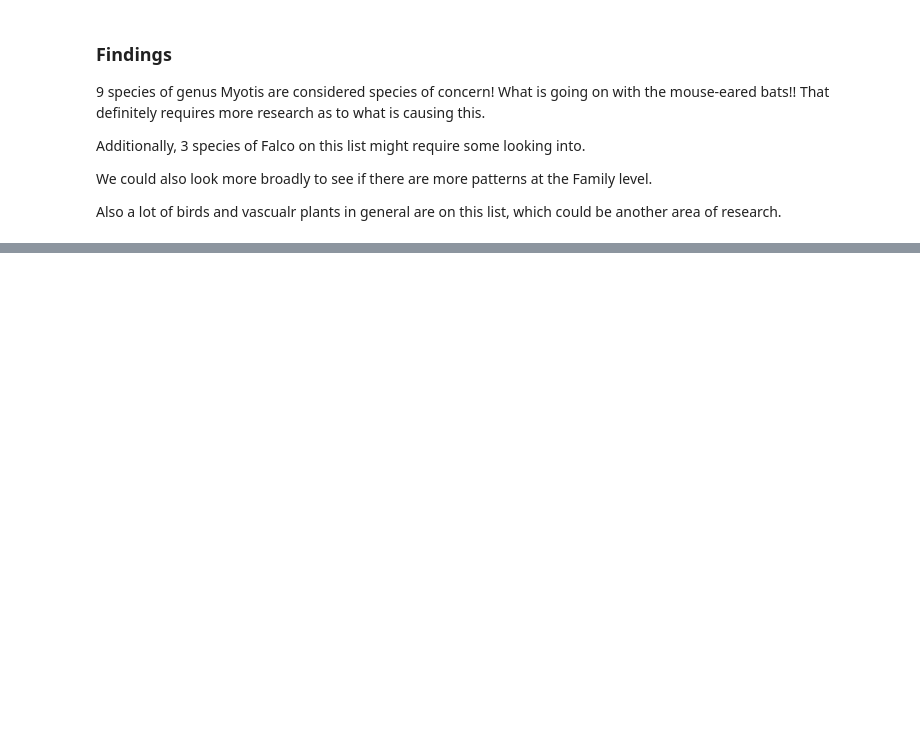
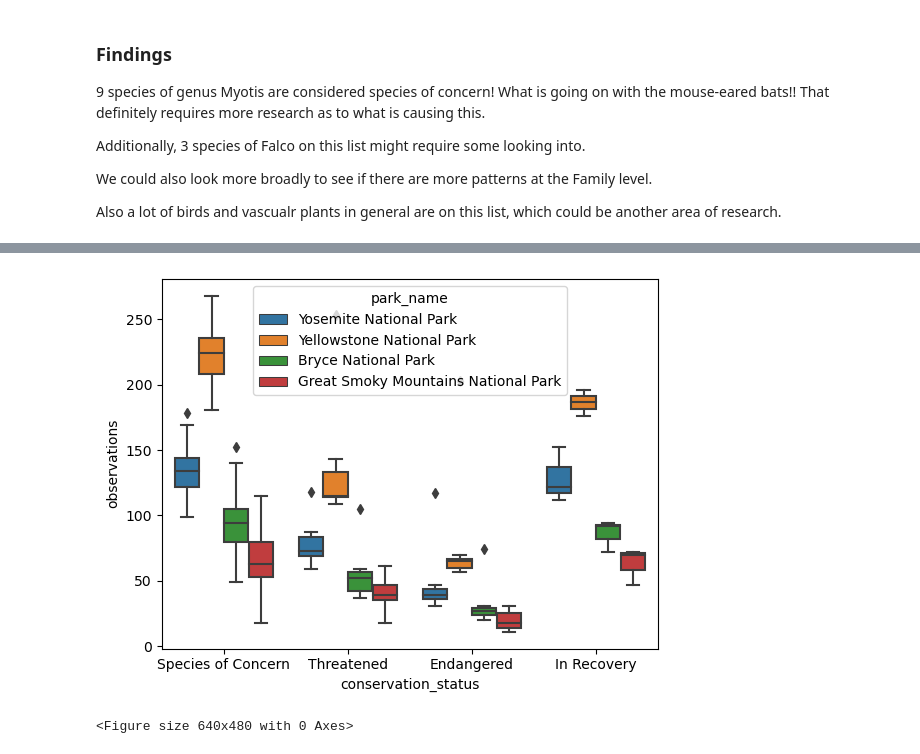
Before and after one commit to arcwoodw/Biodiversity_National_Parks, a Jupyter notebook: biodiversity.ipynb, the cells around one changed output, grey strips where cells are left out. Saved outputs shown, nothing was run; the diff lists cells and outputs as text; code cells hidden in the pictures; blank space fills up the shorter version.

```diff
--- a/biodiversity.ipynb
+++ b/biodiversity.ipynb
@@ -384,0 +590,2 @@ Also a lot of birds and vascualr plants in general are on this list, which could
+# %%
+observations = observations[['scientific_name','park_name','observations']]
@@ -384,0 +610,2 @@ Also a lot of birds and vascualr plants in general are on this list, which could
+# %%
+merged_data = pd.merge(observations, species, on='scientific_name', how='inner')
@@ -384,0 +626,3 @@ Also a lot of birds and vascualr plants in general are on this list, which could
+# %%
+merged_data = merged_data[['scientific_name','park_name','observations','conservation_status']]
+merged_data.head(10)
@@ -384,0 +641,2 @@ Also a lot of birds and vascualr plants in general are on this list, which could
+# %%
+merged_data_dropped = merged_data.dropna(subset='conservation_status').reset_index(drop=True)
@@ -384,0 +657,8 @@ Also a lot of birds and vascualr plants in general are on this list, which could
+# %%
+sns.boxplot(data=merged_data_dropped, x='conservation_status', y='observations', hue='park_name')
+#plt.legend(['Yosemite','Yellowstone','Bryce','Great Smoky Mountains'])
+plt.show()
+plt.clf()
+# %% [output]
+[figure, added]
+<Figure size 640x480 with 0 Axes>
```
Also changed, not shown: parts of 29 cells of this notebook, 1 other file.
